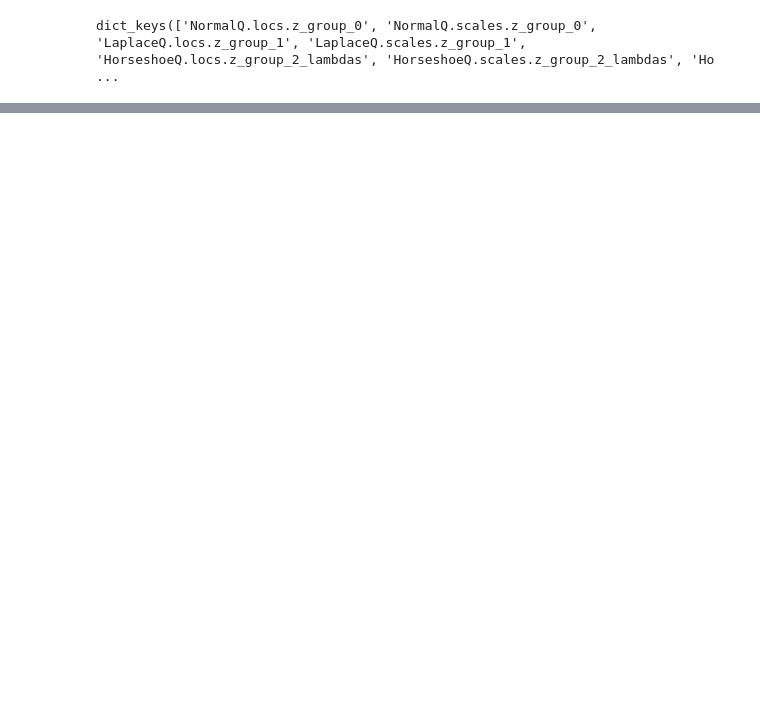
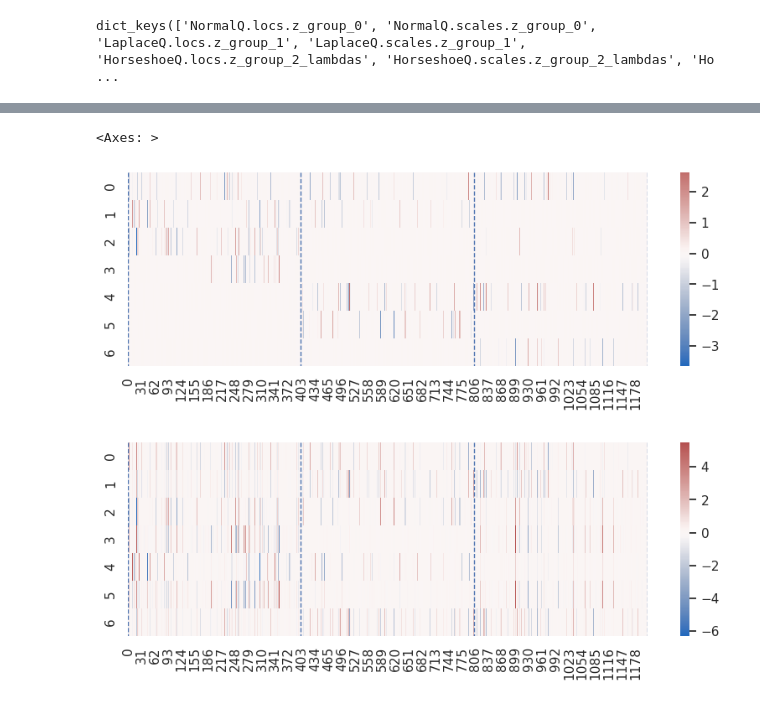
Before and after one commit to bioFAM/cellij, a Jupyter notebook: notebooks/basic_svi.ipynb, the cells around one changed output, grey strips where cells are left out. Saved outputs shown, nothing was run; the diff lists cells and outputs as text; code cells hidden in the pictures; blank space fills up the shorter version.

```diff
--- a/notebooks/basic_svi.ipynb
+++ b/notebooks/basic_svi.ipynb
@@ -193,0 +201,18 @@ sns.heatmap(w_hat, center=0, cmap="vlag")
+# %%
+z_hat = np.concatenate(
+    [
+        guide.factor_q_dists[f"group_{g}"].mode().squeeze().cpu().detach().numpy()
+        for g in range(dg.n_sample_groups)
+    ],
+    axis=0,
+)
+
+w_hat = np.concatenate(
+    [
+        guide.weight_q_dists[f"view_{m}"].mode().squeeze().cpu().detach().numpy()
+        for m in range(dg.n_feature_groups)
+    ],
+    axis=1,
+)
+
+y_hat = z_hat @ w_hat
@@ -193,0 +244,7 @@ sns.heatmap(w_hat, center=0, cmap="vlag")
+# %%
+lined_heatmap(dg.w, figsize=(10,dg.n_feature_groups), vlines=feature_offsets, cmap="vlag", center=0)
+lined_heatmap(w_hat, figsize=(10,dg.n_feature_groups), vlines=feature_offsets, cmap="vlag", center=0)
+# %% [output]
+<Axes: >
+[figure, added]
+[figure, added]
```
Also changed, not shown: parts of 24 cells of this notebook, 2 other files.
